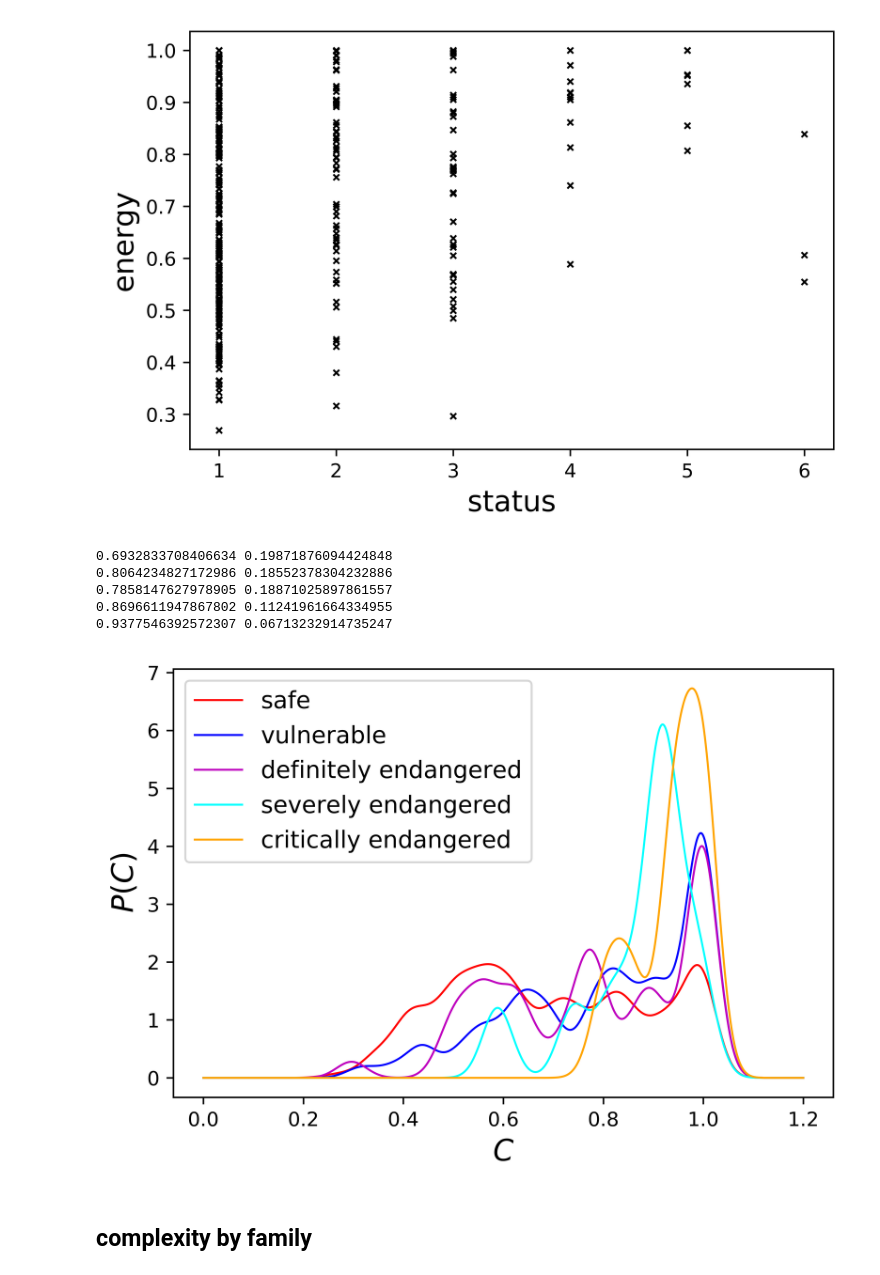
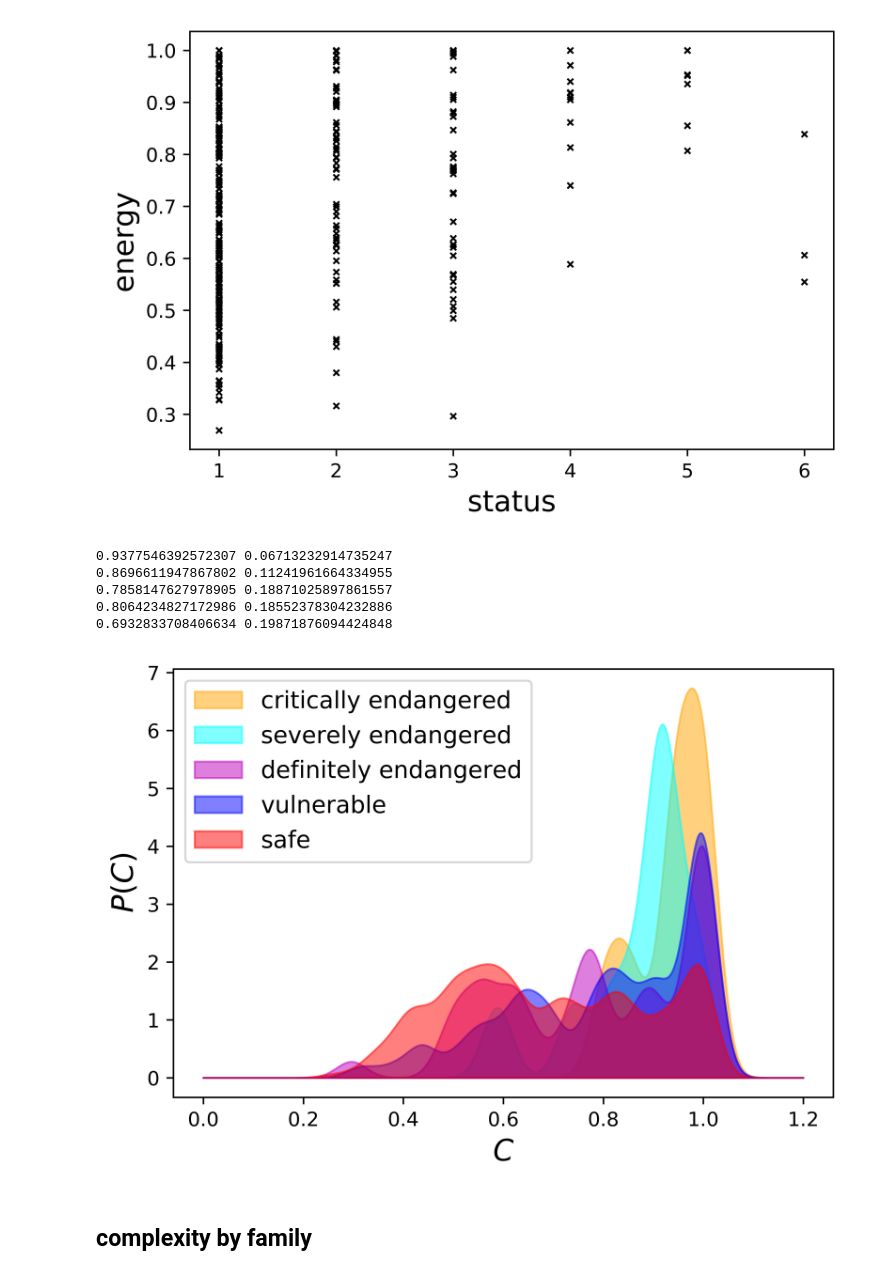
Before and after one commit to javiervz/laplacian-obsolescence, a Jupyter notebook: laplacian_obsolescence.ipynb, the cells around one changed output. Drawn from its saved outputs; the diff is of its cells as text; code cells hidden in the pictures.

Commit message:
filled plot

```diff
--- a/laplacian_obsolescence.ipynb
+++ b/laplacian_obsolescence.ipynb
@@ -491,76 +491,81 @@ fig, ax = plt.subplots(dpi=800)
 
 status_inv = {v: k for k, v in status.items()}
 
-H=status_energy[1]
+H=status_energy[5]
 data = np.array(H)
 print(np.mean(data),np.std(data))
 #plt.hist(data, bins='doane', cumulative=False, alpha=0.75,histtype='step',stacked=False,density=True,
-#        zorder=5, edgecolor='r')
+#        zorder=5, edgecolor='cyan')
 kde = sm.nonparametric.KDEUnivariate(data)
 kde.fit(bw=0.03) # Estimate the densities
 X=np.linspace(0, 1.2, num=1000)
-prediction[1]=[kde.evaluate(x) for x in X]
-ax.plot(X, [kde.evaluate(x) for x in X], '-', lw=1, color='r', zorder=10,label=status_inv[1])
+prediction[5]=[kde.evaluate(x) for x in X]
+ax.plot(X, [kde.evaluate(x) for x in X], '-', lw=0, color='orange', zorder=10)
+ax.fill_between(X, [x[0] for x in prediction[5]], alpha=0.5, color='orange',label=status_inv[5])
+
+H=status_energy[4]
+data = np.array(H)
+print(np.mean(data),np.std(data))
+#plt.hist(data, bins='doane', cumulative=False, alpha=0.75,histtype='step',stacked=False,density=True,
+#        zorder=5, edgecolor='cyan')
+kde = sm.nonparametric.KDEUnivariate(data)
+kde.fit(bw=0.03) # Estimate the densities
+X=np.linspace(0, 1.2, num=1000)
+prediction[4]=[kde.evaluate(x) for x in X]
+ax.plot(X, [kde.evaluate(x) for x in X], '-', lw=0, color='cyan', zorder=10)
+ax.fill_between(X, [x[0] for x in prediction[4]], alpha=0.5, color='cyan',label=status_inv[4])
+
+H=status_energy[3]
+data = np.array(H)
+print(np.mean(data),np.std(data))
+#plt.hist(data, bins='doane', cumulative=False, alpha=0.75,histtype='step',stacked=False,density=True,
+#        zorder=5, edgecolor='m')
+kde = sm.nonparametric.KDEUnivariate(data)
+kde.fit(bw=0.03) # Estimate the densities
+X=np.linspace(0, 1.2, num=1000)
+prediction[3]=[kde.evaluate(x) for x in X]
+ax.plot(X, [kde.evaluate(x) for x in X], '-', lw=0, color='m', zorder=10)
+ax.fill_between(X, [x[0] for x in prediction[3]], alpha=0.5, color='m',label=status_inv[3])
 
 H=status_energy[2]
 data = np.array(H)
 print(np.mean(data),np.std(data))
 #plt.hist(data, bins='doane', cumulative=False, alpha=0.75,histtype='step',stacked=False,density=True,
 #        zorder=5, edgecolor='b')
 kde = sm.nonparametric.KDEUnivariate(data)
 kde.fit(bw=0.03) # Estimate the densities
 X=np.linspace(0, 1.2, num=1000)
 prediction[2]=[kde.evaluate(x) for x in X]
-ax.plot(X, [kde.evaluate(x) for x in X], '-', lw=1, color='b', zorder=10,label=status_inv[2])
+ax.plot(X, [kde.evaluate(x) for x in X], '-', lw=0, color='b', zorder=10)
+ax.fill_between(X, [x[0] for x in prediction[2]], alpha=0.5, color='b',label=status_inv[2])
 
-H=status_energy[3]
+H=status_energy[1]
 data = np.array(H)
 print(np.mean(data),np.std(data))
-#plt.hist(data, bins='doane', cumulative=False, alpha=0.75,histtype='step',stacked=False,density=True,
-#        zorder=5, edgecolor='m')
+#plt.hist(data, bins='doane', cumulative=False, alpha=0.25,histtype='stepfilled',stacked=False,density=True,
+#        zorder=5, edgecolor='k')
 kde = sm.nonparametric.KDEUnivariate(data)
 kde.fit(bw=0.03) # Estimate the densities
 X=np.linspace(0, 1.2, num=1000)
-prediction[3]=[kde.evaluate(x) for x in X]
-ax.plot(X, [kde.evaluate(x) for x in X], '-', lw=1, color='m', zorder=10,label=status_inv[3])
-
-H=status_energy[4]
-data = np.array(H)
-print(np.mean(data),np.std(data))
-#plt.hist(data, bins='doane', cumulative=False, alpha=0.75,histtype='step',stacked=False,density=True,
-#        zorder=5, edgecolor='cyan')
-kde = sm.nonparametric.KDEUnivariate(data)
-kde.fit(bw=0.03) # Estimate the densities
-X=np.linspace(0, 1.2, num=1000)
-prediction[4]=[kde.evaluate(x) for x in X]
-ax.plot(X, [kde.evaluate(x) for x in X], '-', lw=1, color='cyan', zorder=10,label=status_inv[4])
-
-H=status_energy[5]
-data = np.array(H)
-print(np.mean(data),np.std(data))
-#plt.hist(data, bins='doane', cumulative=False, alpha=0.75,histtype='step',stacked=False,density=True,
-#        zorder=5, edgecolor='cyan')
-kde = sm.nonparametric.KDEUnivariate(data)
-kde.fit(bw=0.03) # Estimate the densities
-X=np.linspace(0, 1.2, num=1000)
-prediction[5]=[kde.evaluate(x) for x in X]
-ax.plot(X, [kde.evaluate(x) for x in X], '-', lw=1, color='orange', zorder=10,label=status_inv[5])
+prediction[1]=[kde.evaluate(x) for x in X]
+ax.plot(X, [kde.evaluate(x) for x in X], '-', lw=0, color='r', zorder=10)
+ax.fill_between(X, [x[0] for x in prediction[1]], alpha=0.5, color='r',label=status_inv[1])
 
 plt.legend(loc='upper left',fontsize=12)
 #plt.xlim([0., 2])
 #plt.ylim([0., 3])
 plt.xlabel(r'$C$',fontsize=15)
 plt.ylabel(r'$P(C)$',fontsize=15)
 plt.rcParams.update({'font.size': 10})
 plt.savefig('status_energy.jpg', format='jpg', transparent=True, bbox_inches='tight',dpi=800)
 plt.show()
 # %% [output]
+0.9377546392572307 0.06713232914735247
+0.8696611947867802 0.11241961664334955
+0.7858147627978905 0.18871025897861557
+0.8064234827172986 0.18552378304232886
 0.6932833708406634 0.19871876094424848
-0.8064234827172986 0.18552378304232886
-0.7858147627978905 0.18871025897861557
-0.8696611947867802 0.11241961664334955
-0.9377546392572307 0.06713232914735247
-[figure, old version]
+[figure, new version]
 # %% [markdown]
 ## complexity by family
 # %%
```
Also changed, not shown: 1 other file.
